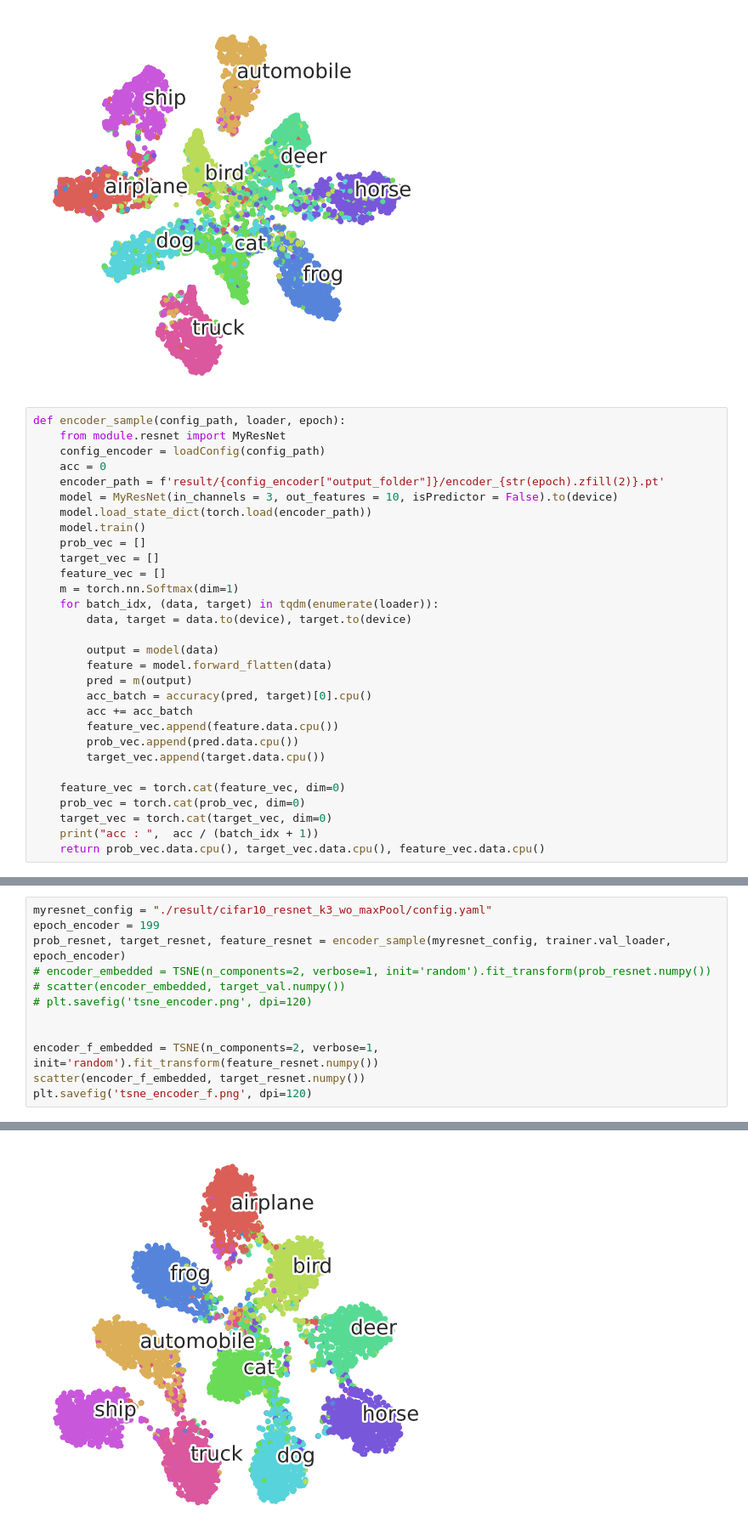
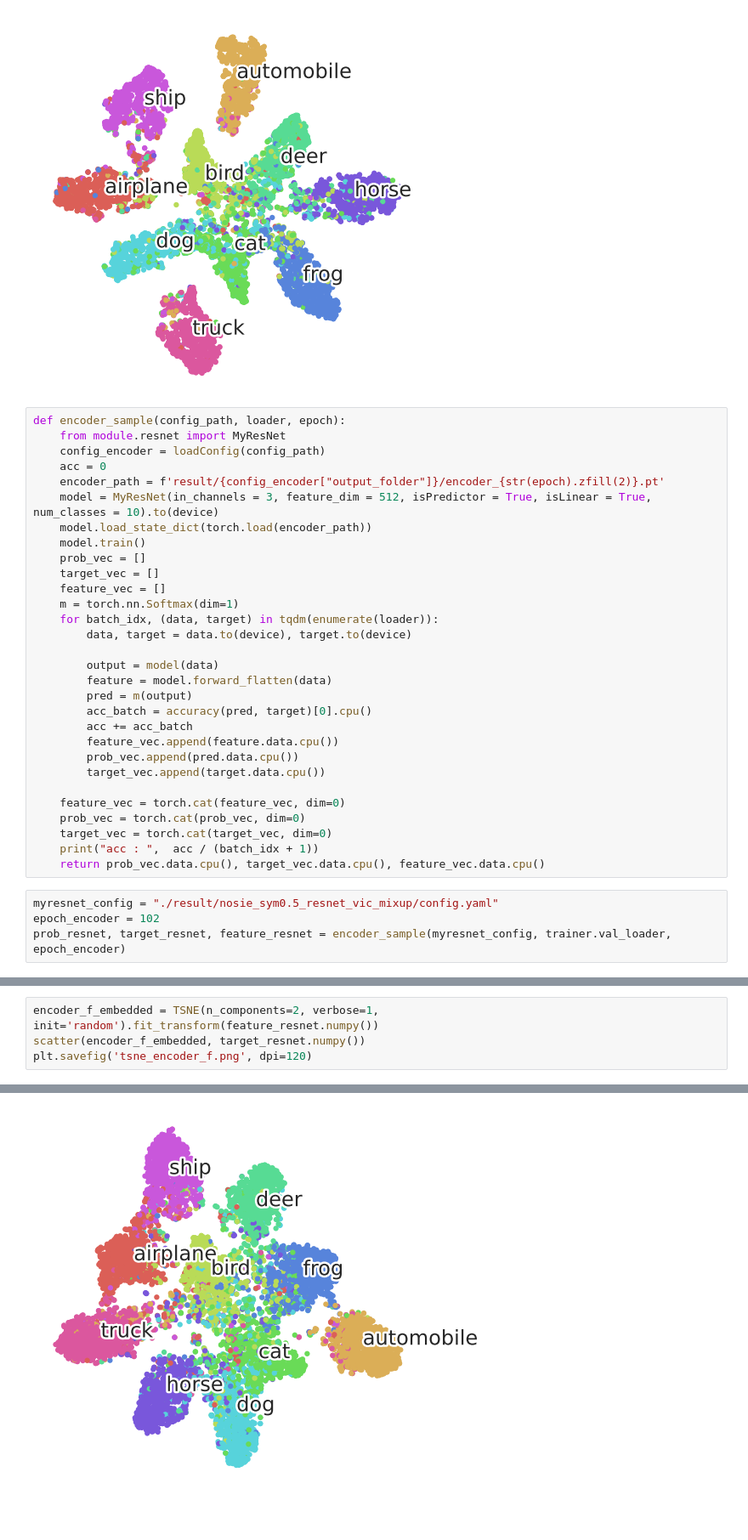
Before and after one commit to a07458666/UncertaintyFlow, a Jupyter notebook: Feature_Mining.ipynb, the cells around one changed output, grey strips where cells are left out. Shown at 85% size. Drawn from its saved outputs; the diff is of its cells as text; blank space fills up the shorter version.

```diff
--- a/Feature_Mining.ipynb
+++ b/Feature_Mining.ipynb
@@ -135,7 +139,7 @@ def encoder_sample(config_path, loader, epoch):
     config_encoder = loadConfig(config_path)
     acc = 0
     encoder_path = f'result/{config_encoder["output_folder"]}/encoder_{str(epoch).zfill(2)}.pt'
-    model = MyResNet(in_channels = 3, out_features = 10, isPredictor = False).to(device)
+    model = MyResNet(in_channels = 3, feature_dim = 512, isPredictor = True, isLinear = True, num_classes = 10).to(device)
     model.load_state_dict(torch.load(encoder_path))
     model.train()
     prob_vec = []
@@ -159,3 +163,7 @@ def encoder_sample(config_path, loader, epoch):
     target_vec = torch.cat(target_vec, dim=0)
     print("acc : ",  acc / (batch_idx + 1))
     return prob_vec.data.cpu(), target_vec.data.cpu(), feature_vec.data.cpu()
+# %%
+myresnet_config = "./result/nosie_sym0.5_resnet_vic_mixup/config.yaml"
+epoch_encoder = 102
+prob_resnet, target_resnet, feature_resnet = encoder_sample(myresnet_config, trainer.val_loader, epoch_encoder)
@@ -162,12 +172,4 @@ def encoder_sample(config_path, loader, epoch):
 # %%
-myresnet_config = "./result/cifar10_resnet_k3_wo_maxPool/config.yaml"
-epoch_encoder = 199
-prob_resnet, target_resnet, feature_resnet = encoder_sample(myresnet_config, trainer.val_loader, epoch_encoder)
-# encoder_embedded = TSNE(n_components=2, verbose=1, init='random').fit_transform(prob_resnet.numpy())
-# scatter(encoder_embedded, target_val.numpy())
-# plt.savefig('tsne_encoder.png', dpi=120)
-
-
 encoder_f_embedded = TSNE(n_components=2, verbose=1, init='random').fit_transform(feature_resnet.numpy())
 scatter(encoder_f_embedded, target_resnet.numpy())
 plt.savefig('tsne_encoder_f.png', dpi=120)
@@ -192 +193 @@ acc :  tensor([92.6182])
-[figure, old version]
+[figure, new version]
```
Also changed, not shown: parts of 5 cells of this notebook.
